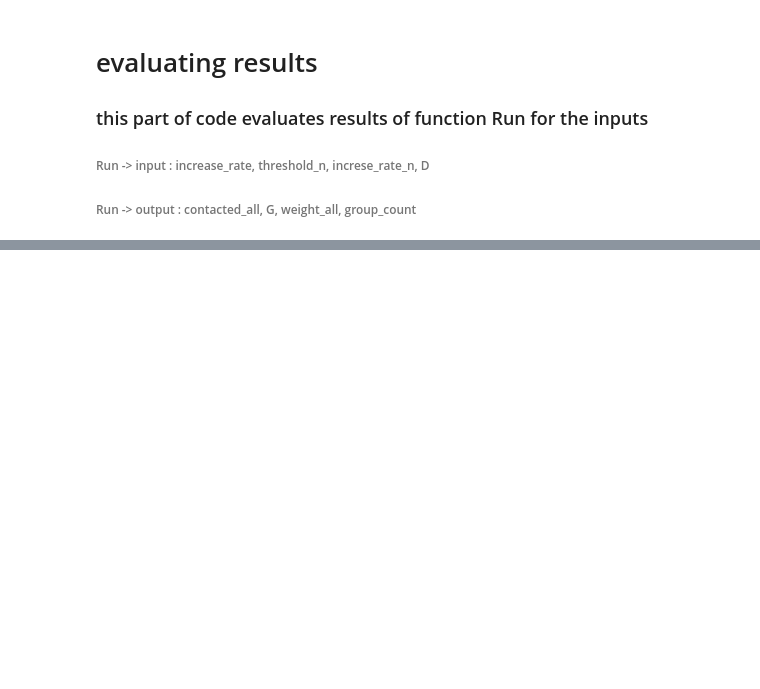
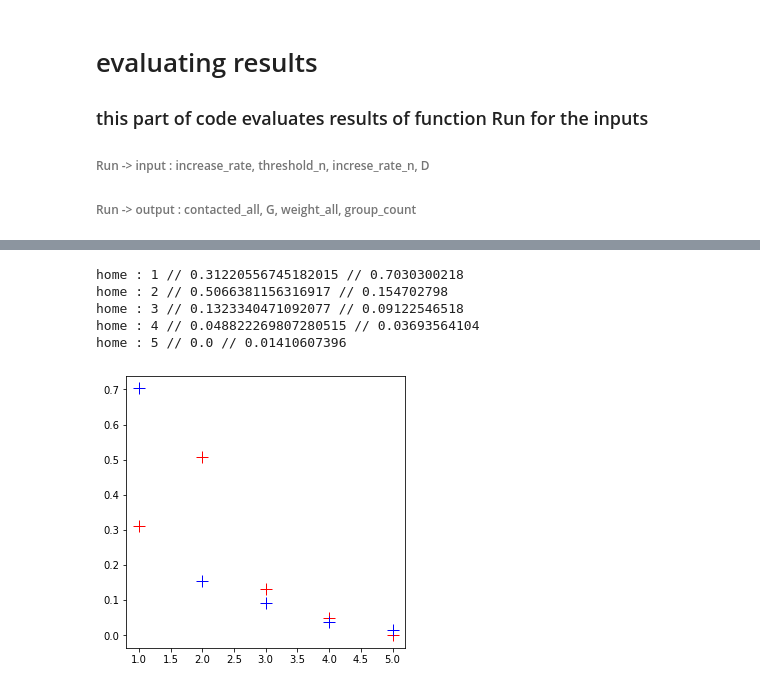
Before and after one commit to sobhan-moosavi/varicella_study, a Jupyter notebook: Base_Graph.ipynb, the cells around one changed output, grey strips where cells are left out. Saved outputs shown, nothing was run; the diff lists cells and outputs as text; code cells hidden in the pictures; blank space fills up the shorter version.

```diff
--- a/Base_Graph.ipynb
+++ b/Base_Graph.ipynb
@@ -331,9 +332,10 @@ def metric_A_abs(results):
 
     L=[]
 
-    contacted_all=results[0]
+
     G=results[1]
-    group_count=results[3]
+    group_count=results[2]
+    contacted=results[4]
 
     rules_m=dict()
     rules_m[setting]=dict()
@@ -342,12 +344,14 @@ def metric_A_abs(results):
         rules_m[setting][i]=dict()
         for j in rules[setting][i].keys():
              rules_m[setting][i][j]=0
+    for i in nx.edges(G):
+        if contacted[i[0]][i[1]]==1:
+            age_p=rules[setting][nodes_dic[i[0]]['age']][nodes_dic[i[1]]["age"]]
+            t=(age_p/group_count[nodes_dic[i[1]]['age']])*G.edges[i[0],i[1]]['weight']
+            rules_m[setting][nodes_dic[i[0]]['age']][nodes_dic[i[1]]['age']]+=t
 
 
-    for i in nx.edges(G):
 
-        t=statistics.mean(contacted_all[i[0]][i[1]])/(group_count[nodes_dic[i[0]]['age']])
-        rules_m[setting][nodes_dic[i[0]]['age']][nodes_dic[i[1]]['age']]+=t
 
     for i in rules_m[setting].keys():
         for j in rules_m[setting][i].keys():
@@ -363,9 +367,10 @@ def metric_F(results):
     n=0
 
 
-    contacted_all=results[0]
+    contacted_history=results[0]
     G=results[1]
-    group_count=results[3]
+    group_count=results[2]
+    contacted=results[4]
 
     L1=[]
     L2=[]
@@ -374,17 +379,16 @@ def metric_F(results):
     for i in frequency.keys():
         frequency_m[i]={1:0,2:0,3:0,4:0,5:0}
 
-    for i in contacted_all.keys():
-        for j in contacted_all[i].keys():
-            if contacted_all[i][j][-1]==1:
+    for i in nx.edges(G):
+            if contacted[i[0]][i[1]]==1:
 
-                age_p=rules[setting][nodes_dic[i]['age']][nodes_dic[j]["age"]]
+                age_p=rules[setting][nodes_dic[i[0]]['age']][nodes_dic[i[1]]["age"]]
 
-                t=(age_p/group_count[nodes_dic[i]['age']])*G.edges[i,j]['weight']
+                t=(age_p/group_count[nodes_dic[i[0]]['age']])*G.edges[i[0],i[1]]['weight']
 
                 n+=1
 
-                if sum(contacted_all[i][j])>1 and t<(1/30) :
+                if contacted_history[i[0]][i[1]]==1 and t<(1/30) :
                     frequency_m[setting][4]+=1
 
                 elif t>=(1/30) and t<=(2/30):
@@ -415,19 +419,19 @@ def metric_F(results):
         L1.append(frequency[setting][i])
         L2.append(frequency_m[setting][i])
 
-
-    I=stats.wilcoxon(L1,L2, zero_method='wilcox', correction=False, alternative='two-sided', mode='auto')
     #print('for the first time:',frequency_m[setting][5],'\nless than once a month:',frequency_m[setting][4],'\nabout once or twice a month:',frequency_m[setting][3],'\nabout once or twice a week',frequency_m[setting][2],'\ndaily or almost daily',frequency_m[setting][1])
 
-    return(I,frequency_m)
+    return(frequency_m)
 # %% [markdown]
 # evaluating results
 ### this part of code evaluates results of  function Run for the inputs
 
 ###### Run -> input : increase_rate, threshold_n, increse_rate_n, D
 ###### Run -> output : contacted_all, G, weight_all, group_count
+# %%
+#this part runs the model
+results=Run(increase_ratio,threshold_n,increse_rate_n,D )
 # %%
 #this part returns the absoloute error for age stratified number of contact
-results=Run(increase_rate,threshold_n,increse_rate_n,D )
 M_abs=metric_A_abs(results)
 print(M_abs[0])
@@ -451,12 +479,19 @@ print(statistics.mean(mean_weights))
 # %%
 #this shows the fitting for frequency
-results_F=metric_F(results)[1]
+results_F=metric_F(results)
 
 plt.rcParams["figure.figsize"] = (5,5)
 
 for i in results_F[setting].keys():
     print (setting,':',i,'//',results_F[setting][i],'//',frequency[setting][i])
     plt.plot(i,results_F[setting][i],'+r',linewidth=1, markersize=12,alpha=1)
     plt.plot(i,frequency[setting][i],'+b',linewidth=1, markersize=12,alpha=1)
 
 plt.show()
+# %% [output]
+home : 1 // 0.31220556745182015 // 0.7030300218
+home : 2 // 0.5066381156316917 // 0.154702798
+home : 3 // 0.1323340471092077 // 0.09122546518
+home : 4 // 0.048822269807280515 // 0.03693564104
+home : 5 // 0.0 // 0.01410607396
+[figure, added]
```
Also changed, not shown: parts of 22 cells of this notebook.
